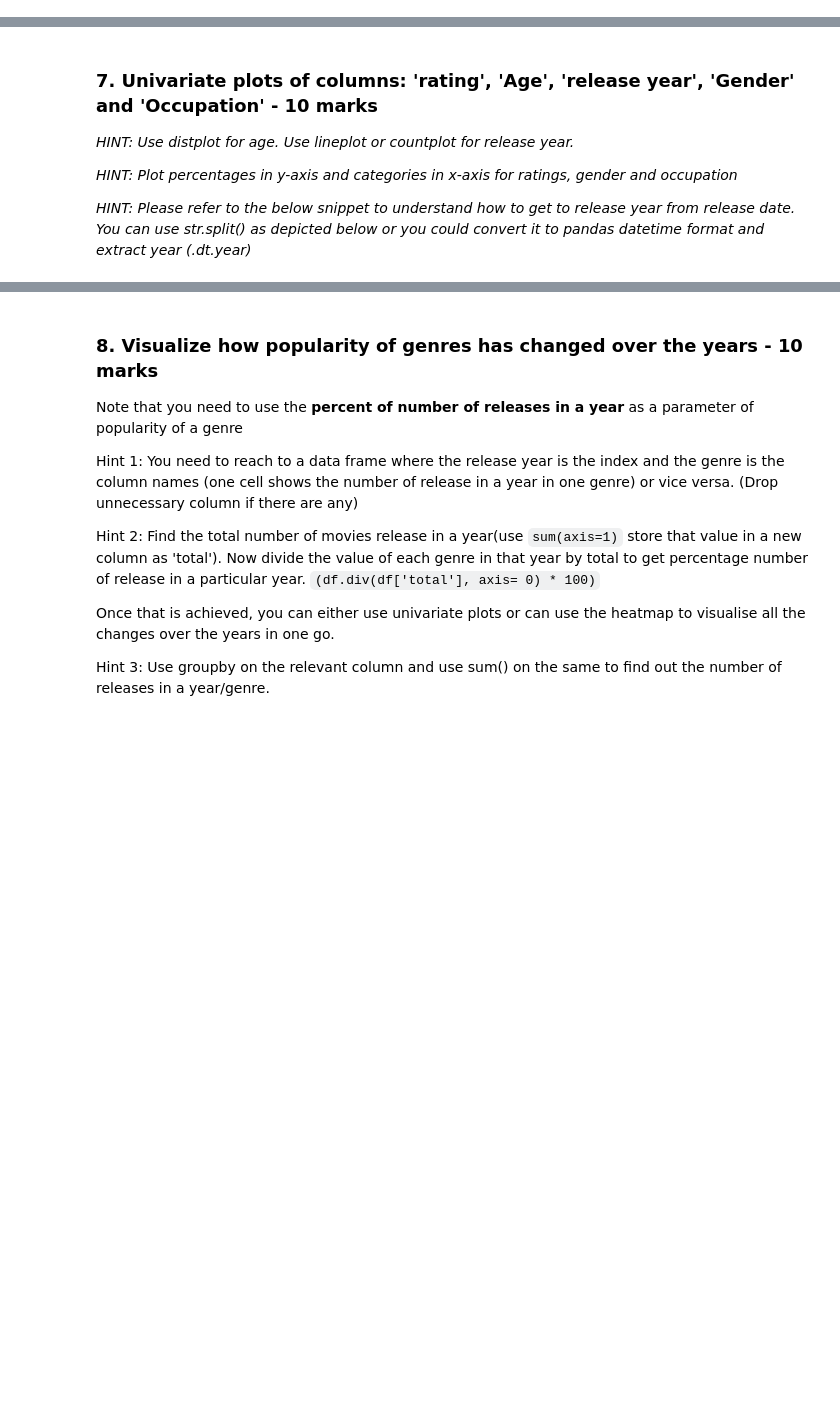
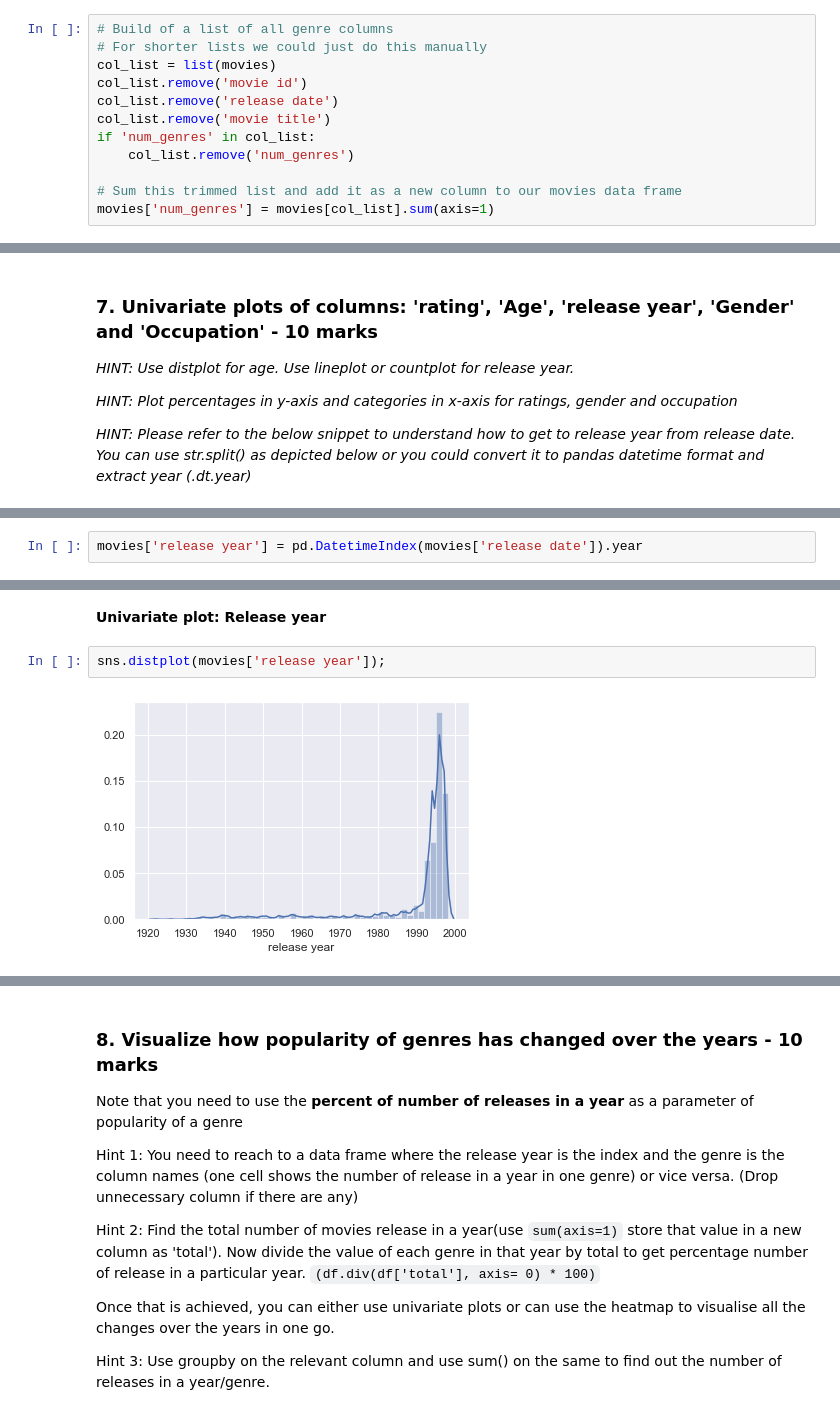
Before and after one commit to pcopley/uta-aiml, a Jupyter notebook: 01 Fundamentals of AIML/04 Project/MovieLens Project Questions.ipynb, the cells around one changed output, grey strips where cells are left out. Drawn from its saved outputs; the diff is of its cells as text; blank space fills up the shorter version.

```diff
--- a/01 Fundamentals of AIML/04 Project/MovieLens Project Questions.ipynb
+++ b/01 Fundamentals of AIML/04 Project/MovieLens Project Questions.ipynb
@@ -264,3 +286,15 @@ hint: use sum on the axis = 1
 Display movie name, number of genres for the movie in dataframe
 
 and also print(total number of movies which have more than one genres)
+# %%
+# Build of a list of all genre columns
+# For shorter lists we could just do this manually
+col_list = list(movies)
+col_list.remove('movie id')
+col_list.remove('release date')
+col_list.remove('movie title')
+if 'num_genres' in col_list:
+    col_list.remove('num_genres')
+
+# Sum this trimmed list and add it as a new column to our movies data frame
+movies['num_genres'] = movies[col_list].sum(axis=1)
@@ -288,0 +331,2 @@ brown
+# %%
+movies['release year'] = pd.DatetimeIndex(movies['release date']).year
@@ -288,0 +349,6 @@ brown
+# %% [markdown]
+**Univariate plot: Release year**
+# %%
+sns.distplot(movies['release year']);
+# %% [output]
+[figure, added]
```
Also changed, not shown: parts of 16 cells of this notebook.
